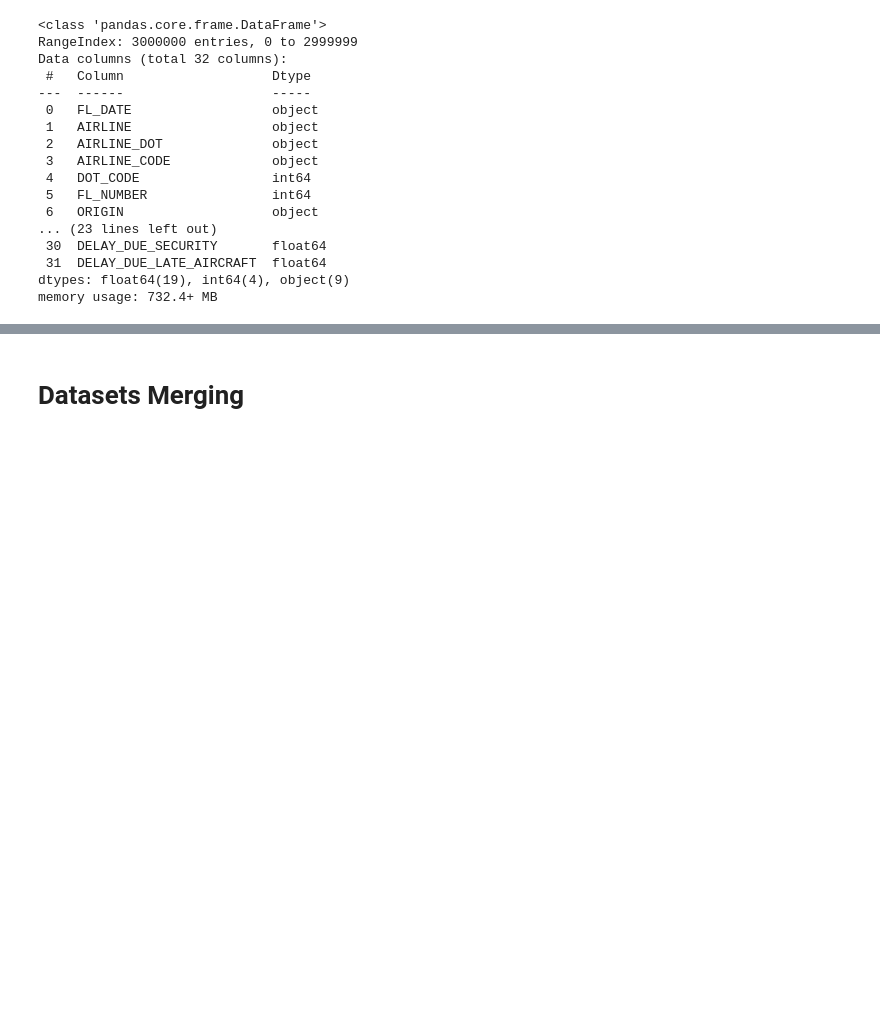
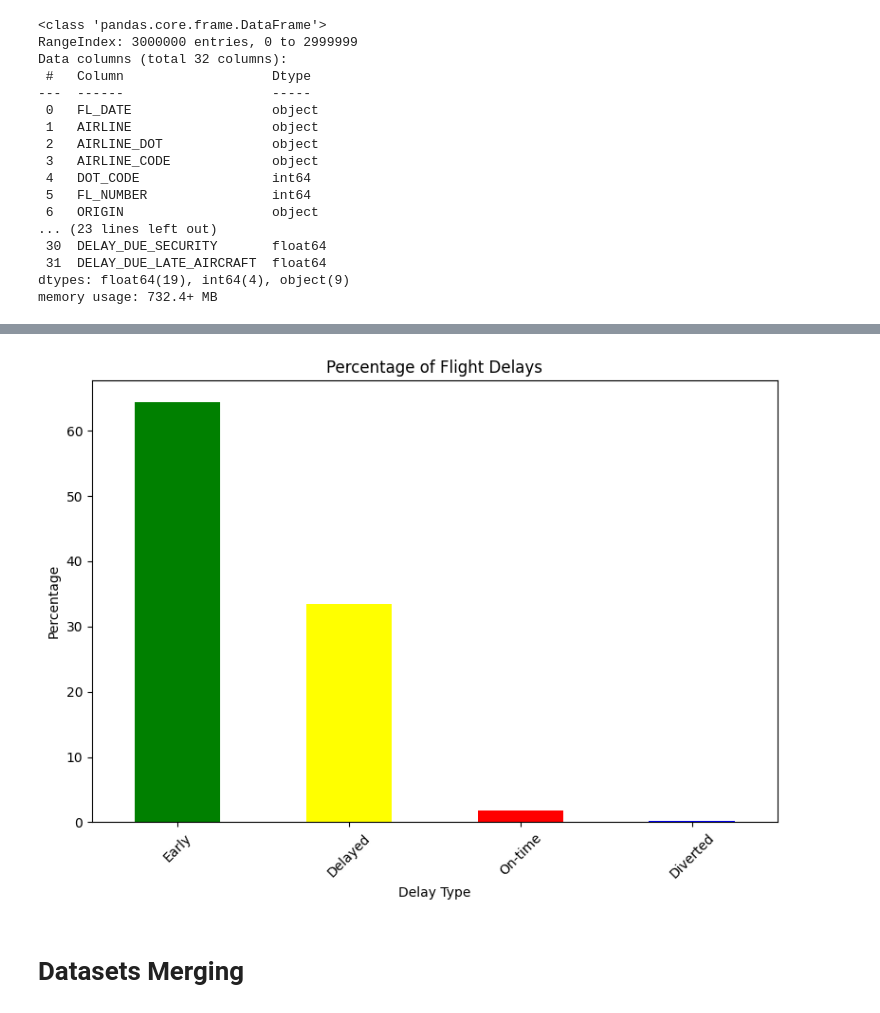
Before and after one commit to jayanthanala/flight-delay-temporal-analysis, a Jupyter notebook: Temporal_Visualizations_of_Flight_Delays_in_the_US_(2019_2023).ipynb, the cells around one changed output, grey strips where cells are left out. Saved outputs shown, nothing was run; the diff lists cells and outputs as text; code cells hidden in the pictures; blank space fills up the shorter version.

```diff
--- a/Temporal_Visualizations_of_Flight_Delays_in_the_US_(2019_2023).ipynb
+++ b/Temporal_Visualizations_of_Flight_Delays_in_the_US_(2019_2023).ipynb
@@ -124,3 +248,20 @@ delay_df['ARR_Type'] = delay_df.apply(lambda x: categorize_delay(x['ARR_DELAY'],
+# %%
+delay_counts = delay_df['ARR_Type'].value_counts()
+
+# Calculate percentages
+delay_percentages = (delay_counts / delay_counts.sum()) * 100
+
+# Plotting
+plt.figure(figsize=(8, 6))
+delay_percentages.plot(kind='bar', color=['green', 'yellow', 'red', 'blue'])
+plt.title('Percentage of Flight Delays')
+plt.xlabel('Delay Type')
+plt.ylabel('Percentage')
+plt.xticks(rotation=45)
+plt.tight_layout()
+plt.show()
+# %% [output]
+[figure, added]
 # %% [markdown]
 # **Datasets Merging**
 # %%
```
Also changed, not shown: parts of 34 cells of this notebook.
